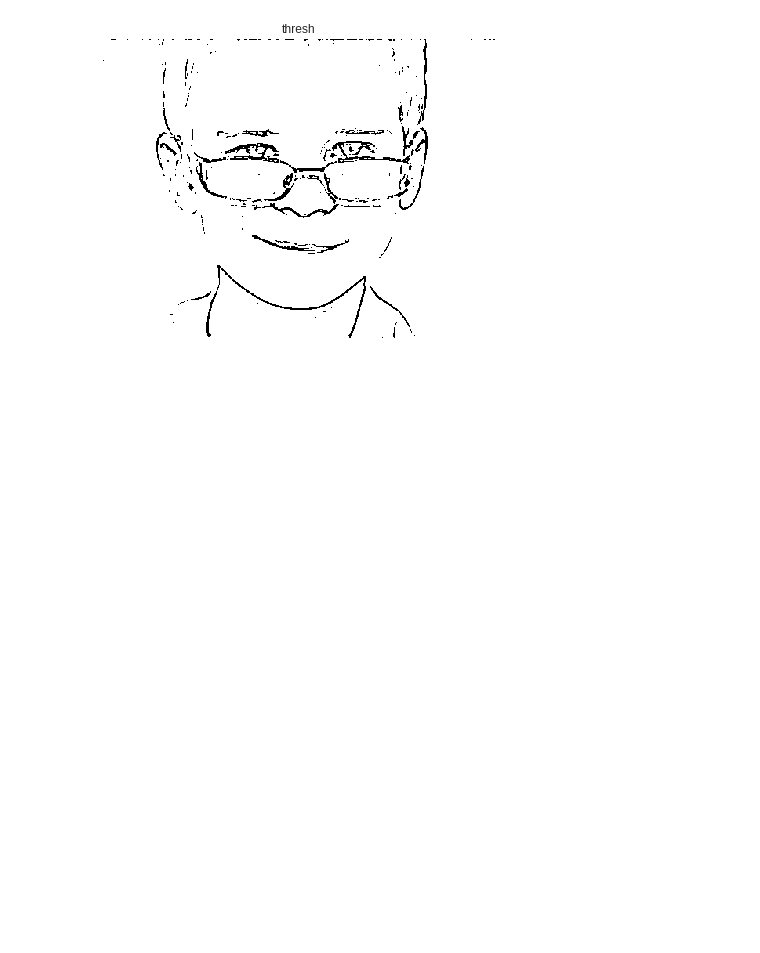
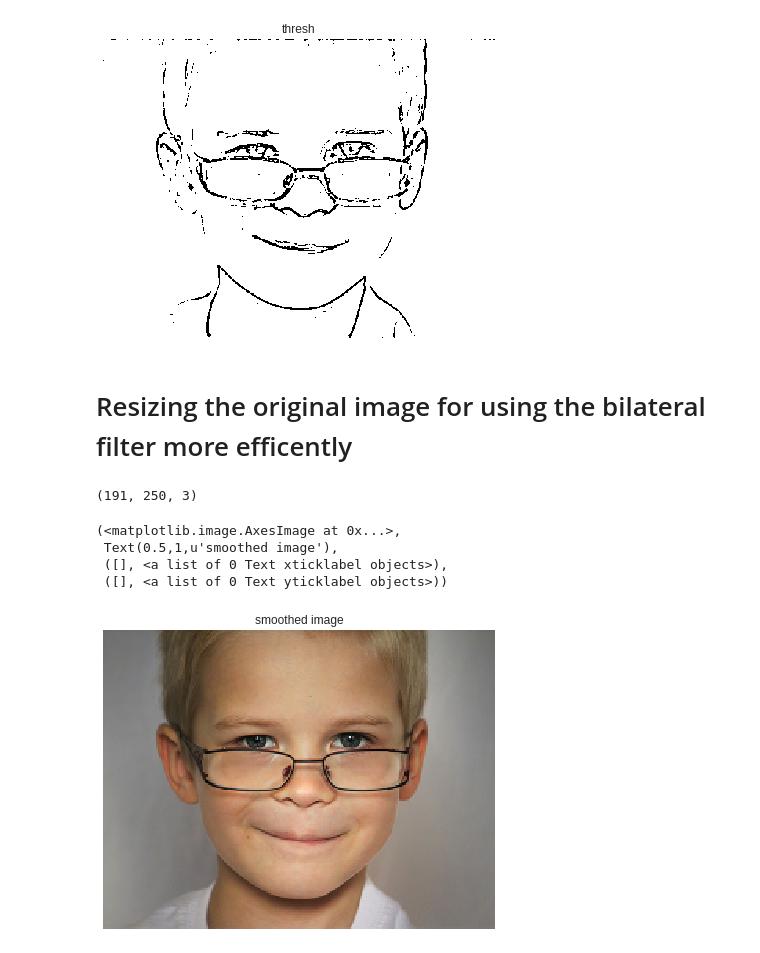
Before and after one commit to yomnabarakate21/Computer-vision-Course-assignments, a Jupyter notebook: assignm_1.ipynb, the cells around one changed output. Drawn from its saved outputs; the diff is of its cells as text; code cells hidden in the pictures; blank space fills up the shorter version.

Commit message:
Resizing done

```diff
--- a/assignm_1.ipynb
+++ b/assignm_1.ipynb
@@ -83,3 +83,17 @@ plt.imshow(thresh1),plt.title('thresh'),plt.xticks([]), plt.yticks([])
  ([], <a list of 0 Text xticklabel objects>),
  ([], <a list of 0 Text yticklabel objects>))
 [figure]
+# %% [markdown]
+# Resizing the original image for using the bilateral filter more efficently
+# %%
+sized_img = cv2.resize(rgb_img,None,fx=0.5,fy=0.5)
+print(sized_img.shape)
+
+plt.imshow(sized_img),plt.title('smoothed image'),plt.xticks([]), plt.yticks([])
+# %% [output]
+(191, 250, 3)
+(<matplotlib.image.AxesImage at 0x...>,
+ Text(0.5,1,u'smoothed image'),
+ ([], <a list of 0 Text xticklabel objects>),
+ ([], <a list of 0 Text yticklabel objects>))
+[figure, added]
```
